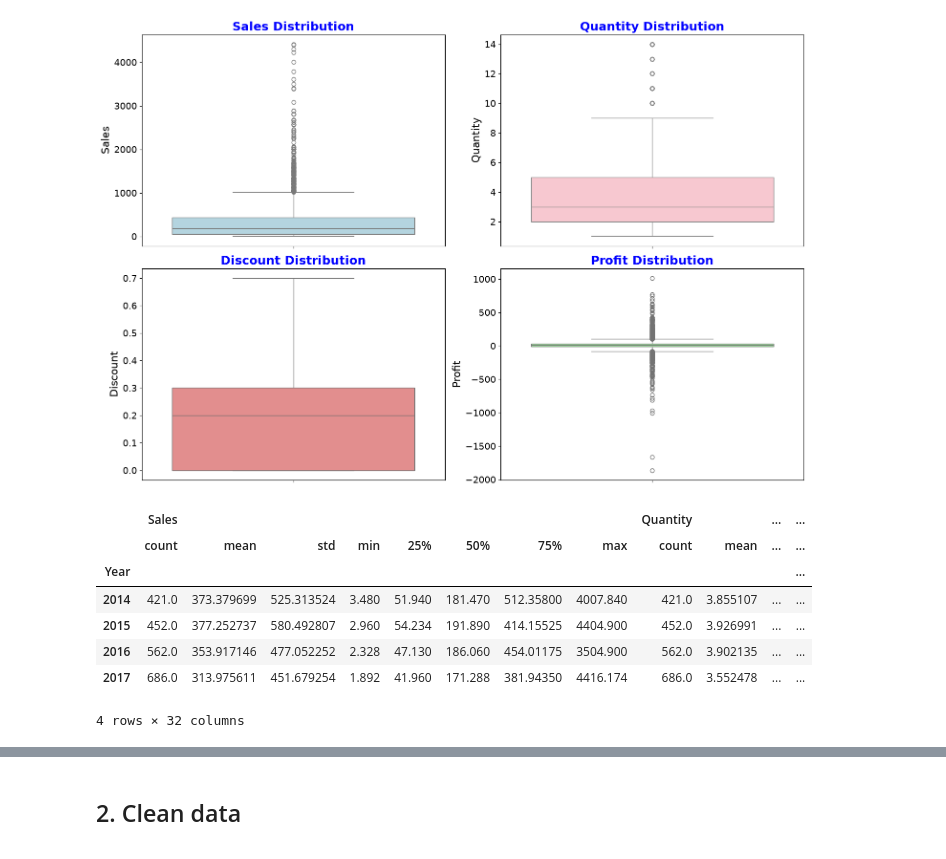
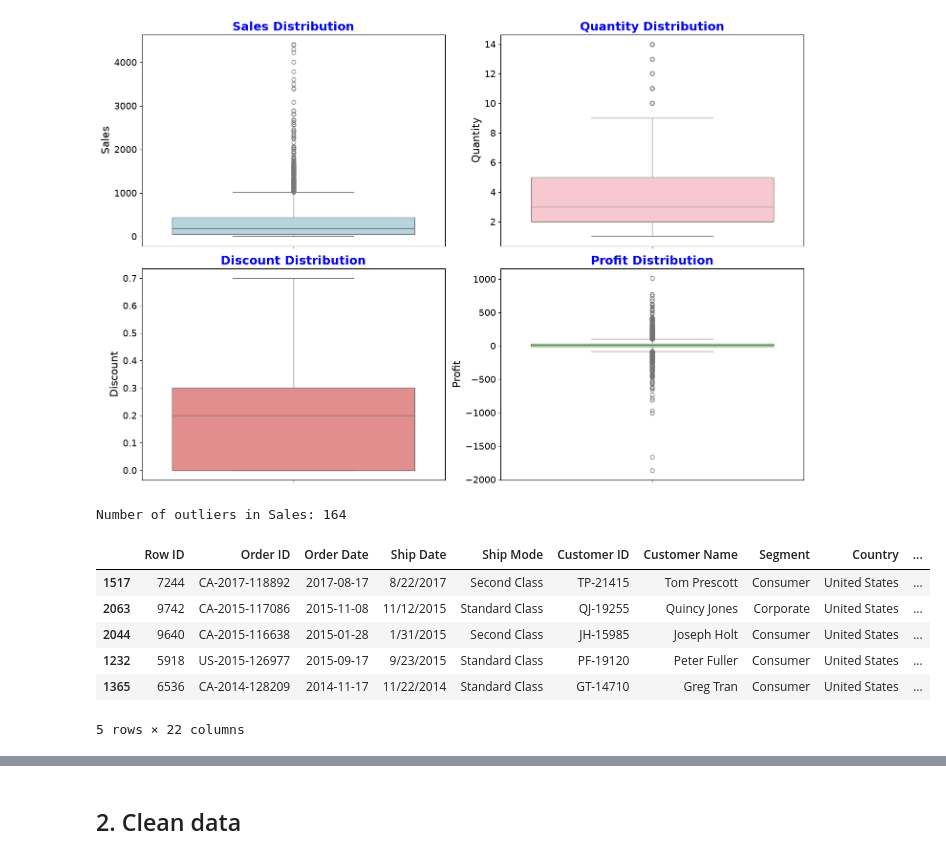
Before and after one commit to Ivy219/2026-Phase-2-Data-Science-IvyTANG, a Jupyter notebook: Part1/part1-submission.ipynb, the cells around one changed output, grey strips where cells are left out. Drawn from its saved outputs; the diff is of its cells as text; code cells hidden in the pictures.

```diff
--- a/Part1/part1-submission.ipynb
+++ b/Part1/part1-submission.ipynb
@@ -113,19 +124,24 @@ plt.tight_layout()
 plt.show()
 # %% [output]
 [figure]
-# %%
-# view the distribution of sales, quantity, discount and profit by year
-# extract year from order date and create a new column for it
-xsales_data['Year'] = xsales_data['Order Date'].dt.year
-# group by year and get statistical measures of sales, quantity, discount and profit for each year
-yearly_stats = xsales_data.groupby('Year')[['Sales', 'Quantity', 'Discount', 'Profit']].describe()
-yearly_stats
-# %% [output]
-|  | Sales |  |  |  |  |  |  |  | Quantity |  | ... | ... |
-|  | count | mean | std | min | 25% | 50% | 75% | max | count | mean | ... | ... |
-| Year |  |  |  |  |  |  |  |  |  |  |  | ... |
-| 2014 | 421.0 | 373.379699 | 525.313524 | 3.480 | 51.940 | 181.470 | 512.35800 | 4007.840 | 421.0 | 3.855107 | ... | ... |
-| 2015 | 452.0 | 377.252737 | 580.492807 | 2.960 | 54.234 | 191.890 | 414.15525 | 4404.900 | 452.0 | 3.926991 | ... | ... |
-| 2016 | 562.0 | 353.917146 | 477.052252 | 2.328 | 47.130 | 186.060 | 454.01175 | 3504.900 | 562.0 | 3.902135 | ... | ... |
-| 2017 | 686.0 | 313.975611 | 451.679254 | 1.892 | 41.960 | 171.288 | 381.94350 | 4416.174 | 686.0 | 3.552478 | ... | ... |
-4 rows × 32 columns
+# %%
+# Check outliers in sales using quantiles
+sales_q1 = xsales_data['Sales'].quantile(0.25)
+sales_q3 = xsales_data['Sales'].quantile(0.75)
+sales_iqr = sales_q3 - sales_q1
+sales_lower_bound = sales_q1 - 1.5 * sales_iqr
+sales_upper_bound = sales_q3 + 1.5 * sales_iqr
+outliers_sales = xsales_data[(xsales_data['Sales'] < sales_lower_bound) | (xsales_data['Sales'] > sales_upper_bound)]
+print(f'Number of outliers in Sales: {outliers_sales.shape[0]}')
+# Show outlier records in decending order of sales amount
+outliers_sales_sorted = outliers_sales.sort_values(by='Sales', ascending=False)
+outliers_sales_sorted.head()
+# %% [output]
+Number of outliers in Sales: 164
+|  | Row ID | Order ID | Order Date | Ship Date | Ship Mode | Customer ID | Customer Name | Segment | Country | ... |
+| 1517 | 7244 | CA-2017-118892 | 2017-08-17 | 8/22/2017 | Second Class | TP-21415 | Tom Prescott | Consumer | United States | ... |
+| 2063 | 9742 | CA-2015-117086 | 2015-11-08 | 11/12/2015 | Standard Class | QJ-19255 | Quincy Jones | Corporate | United States | ... |
+| 2044 | 9640 | CA-2015-116638 | 2015-01-28 | 1/31/2015 | Second Class | JH-15985 | Joseph Holt | Consumer | United States | ... |
+| 1232 | 5918 | US-2015-126977 | 2015-09-17 | 9/23/2015 | Standard Class | PF-19120 | Peter Fuller | Consumer | United States | ... |
+| 1365 | 6536 | CA-2014-128209 | 2014-11-17 | 11/22/2014 | Standard Class | GT-14710 | Greg Tran | Consumer | United States | ... |
+5 rows × 22 columns
```
Also changed, not shown: parts of 23 cells of this notebook.
